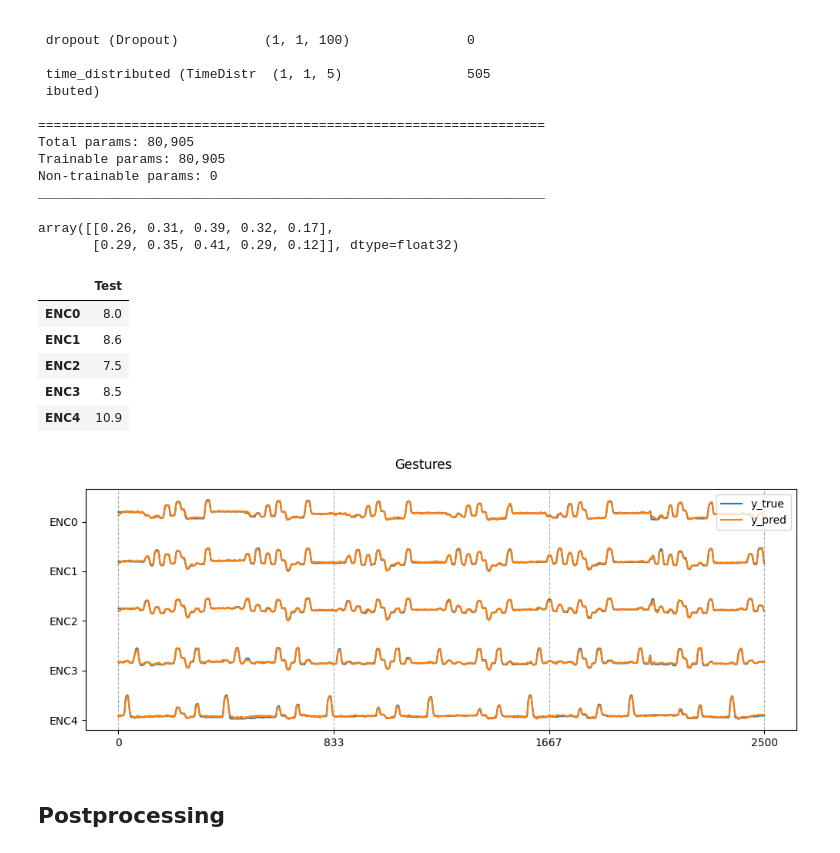
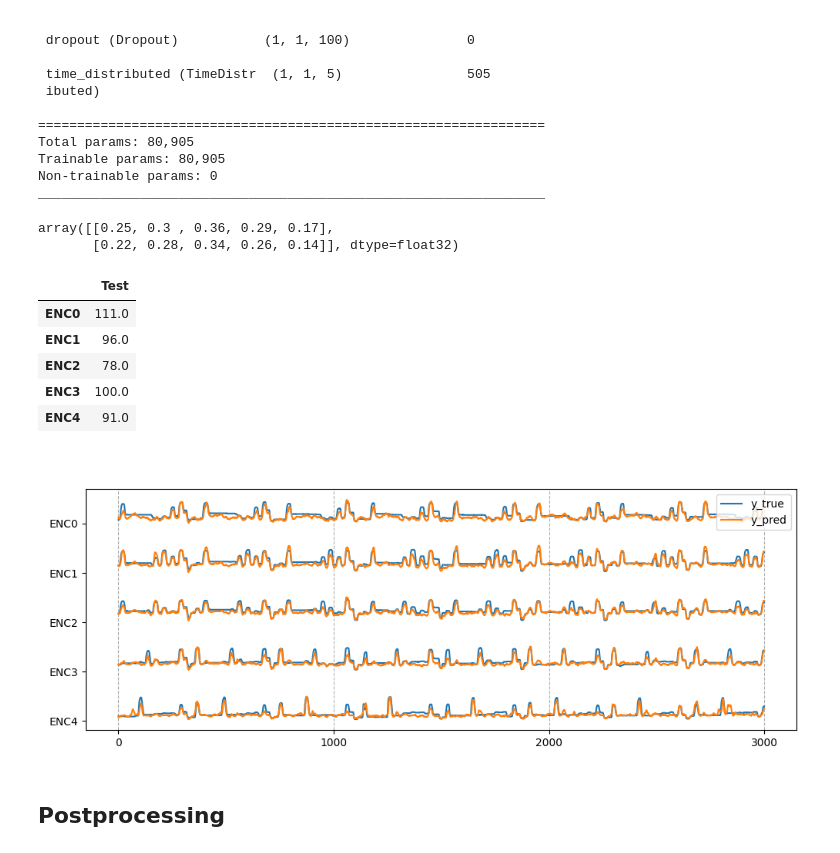
Before and after one commit to Internship-moto/Gestures_3, a Jupyter notebook: notebooks/sprint3.ipynb, the cells around one changed output. Cells and saved outputs as stored; diff of their text form; code cells hidden in the pictures.

````diff
--- a/notebooks/sprint3.ipynb
+++ b/notebooks/sprint3.ipynb
@@ -354,7 +389,8 @@ def get_mse(y_test:np.array,
 # %%
 def get_signals_comparison_plot(
     #y_train:np.array,
-    y_test:np.array, y_pred:np.array
+    y_test:np.array, y_pred:np.array,
+    plot_counter:int=None
     ):
     """Displays test and predicted data on the same plot
 
@@ -395,6 +431,13 @@ def get_signals_comparison_plot(
     plt.legend(lines, labels)
     plt.suptitle(f'Gestures')
     plt.tight_layout();
+
+    if plot_counter is not None:
+        plt.suptitle(f"Fig.{plot_counter} - Истинные координаты и предсказания", y=-0.05, fontsize=14)
+        plt.savefig(f'./figures/fig_{plot_counter}.png')
+    else:
+        plot_counter = 1
+        plt.suptitle(f"Fig.{plot_counter} - Истинные координаты и предсказания", y=-0.1, fontsize=14)
 # %% [markdown]
 ```Python
 # Обозначения
@@ -431,6 +474,10 @@ means_diff = list(means_diff.values())
 gestures_3_1.iloc[:,sensors] = np.round(gestures_3_1.iloc[:,sensors] * means_diff)
 # %%
 # Определяем диапазоны сигналов для обрезки
-gestures_3_2_clipped, iqrs = get_limits(gestures_3_2.values)
-gestures_3_1_clipped = get_limits(gestures_3_1.values, iqrs)
+gestures_3_2_clipped, limits = get_limits(gestures_3_2.values)
+
+# преобразования сигнала маунта 1 к уровню маунта 2
+temp = gestures_3_1.copy()
+temp.iloc[:,sensors] = np.round(gestures_3_1.iloc[:,sensors] * means_diff)
+gestures_3_1_clipped = get_limits(temp.values, limits)
 # %%
@@ -578,12 +626,12 @@ clear_output(False)
 ### Prediction
 # %%
 # Loanding saved model
-model = tf.keras.models.load_model('./model/best_model.hdf5')
+model = tf.keras.models.load_model('./models/model_LSTM.hdf5')
 
 y_pred_test = np.round(model.predict(X_test[None, :])[0]*100)
 
 get_mse(y_test*100, y_pred_test)
 
 # Display comparison plot
-get_signals_comparison_plot(y_test*100, y_pred_test)
+get_signals_comparison_plot(y_test*100, y_pred_test, plot_counter=2)
 # %% [output]
@@ -663,11 +711,11 @@ Trainable params: 80,905
 Non-trainable params: 0
 _________________________________________________________________
 # %%
-check_data = gestures_3_2.loc[1000:3500,OMG_CH].values.astype(np.int16).copy()
+check_data = gestures_3_2.loc[16500:19500,OMG_CH].values.astype(np.int16).copy()
 predicts = list()
 
 # Скалируем
-scaler = joblib.load('./model/MinMax_scaler.bin')
+scaler = joblib.load('./models/MinMax_scaler.bin')
 check_data_scaled = scaler.transform(check_data)
 
 # добавляем дифф
@@ -675,7 +723,7 @@ check_data_diff  = add_diff(check_data_scaled, shift_=5)
 
 for i in range(check_data_scaled.shape[0]):
     x = np.expand_dims(np.expand_dims(check_data_diff[i,:], 0), 0).astype(np.float16)
-    #y_pred = (model_stateful.predict(x)[0][0]).astype(np.float16) - считает медленно
+
     y_pred = model_stateful(x.reshape(1,1,-1)).numpy()[0][0]
     predicts.append(np.round(y_pred, 2))
 
@@ -685,23 +733,23 @@ clear_output(wait=False)
 # Для примера выводим 2 первых предсказания
 y_pred_stateful[:2,:]
 # %% [output]
-array([[0.26, 0.31, 0.39, 0.32, 0.17],
-       [0.29, 0.35, 0.41, 0.29, 0.12]], dtype=float32)
+array([[0.25, 0.3 , 0.36, 0.29, 0.17],
+       [0.22, 0.28, 0.34, 0.26, 0.14]], dtype=float32)
 # %%
 # Display metrics
-temp = gestures_3_2.loc[1000:3500, GLOVE_CH].values.astype(np.int16).copy()
+temp = gestures_3_2.loc[16500:19500, GLOVE_CH].values.astype(np.int16).copy()
 get_mse(temp, y_pred_stateful*100)
 
 # Display comparison plot
 get_signals_comparison_plot(temp, y_pred_stateful*100)
 # %% [output]
 |  | Test |
-| ENC0 | 8.0 |
-| ENC1 | 8.6 |
-| ENC2 | 7.5 |
-| ENC3 | 8.5 |
-| ENC4 | 10.9 |
+| ENC0 | 111.0 |
+| ENC1 | 96.0 |
+| ENC2 | 78.0 |
+| ENC3 | 100.0 |
+| ENC4 | 91.0 |
-[figure, old version]
+[figure, new version]
 # %% [markdown]
 ## Postprocessing
 # %%
````
Also changed, not shown: parts of 43 cells of this notebook.
